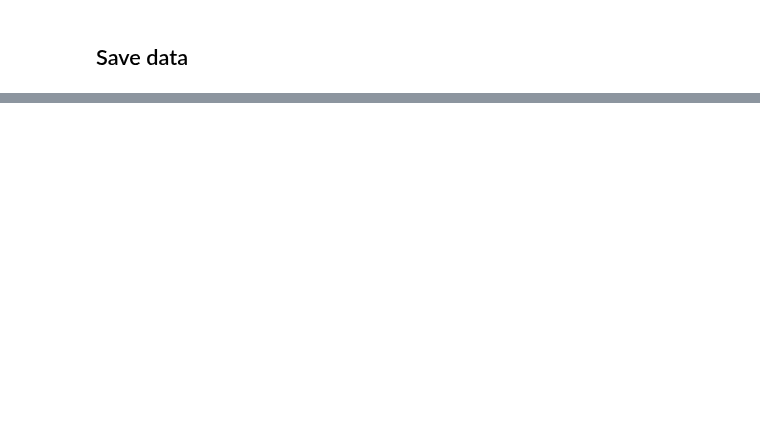
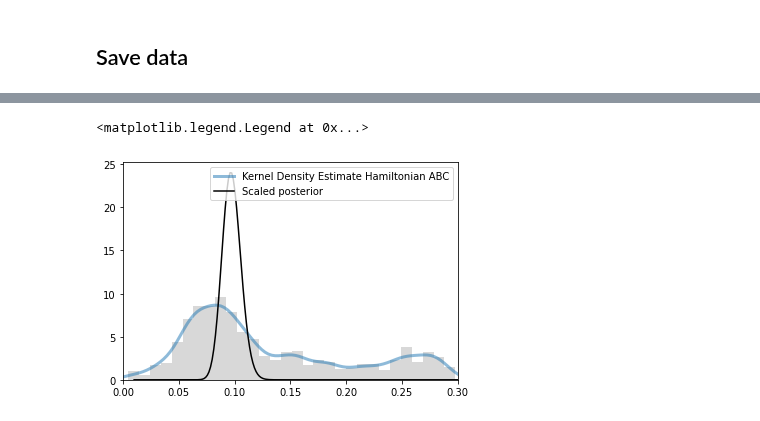
Before and after one commit to pints-team/pints, a Jupyter notebook: degradation.ipynb, the cells around one changed output, grey strips where cells are left out. Cells and saved outputs as stored; diff of their text form; code cells hidden in the pictures; blank space fills up the shorter version.

```diff
--- a/degradation.ipynb
+++ b/degradation.ipynb
@@ -660,0 +862,25 @@ my_path = os.path.abspath(__file)
+# %%
+h_samples = resff
+# %%
+def kde_sklearn(x, x_grid, bandwidth=0.2, **kwargs):
+    kde_skl = KernelDensity(bandwidth=bandwidth, **kwargs)
+    kde_skl.fit(x[:, np.newaxis])
+    # score_samples() returns the log-likelihood of the samples
+    log_pdf = kde_skl.score_samples(x_grid[:, np.newaxis])
+    return np.exp(log_pdf)
+
+mod_true_prob = [x * 0.5 for x in true_prob]
+fig, ax = plt.subplots(1, 1, sharey=True)
+
+
+x_grid = np.linspace(0, 0.3, 100)
+
+ax.plot(x_grid, kde_sklearn(np.array(h_samples), x_grid, bandwidth=0.01),
+            label='Kernel Density Estimate Hamiltonian ABC', linewidth=3, alpha=0.5)
+ax.hist(h_samples, 30, fc='gray', histtype='stepfilled', alpha=0.3, density=True)
+plt.plot(thetas, mod_true_prob, color='black', label='Scaled posterior')
+ax.set_xlim(0, 0.3)
+ax.legend(loc='upper right')
+# %% [output]
+<matplotlib.legend.Legend at 0x...>
+[figure, added]
```
Also changed, not shown: parts of 20 cells of this notebook, 2 other files.
